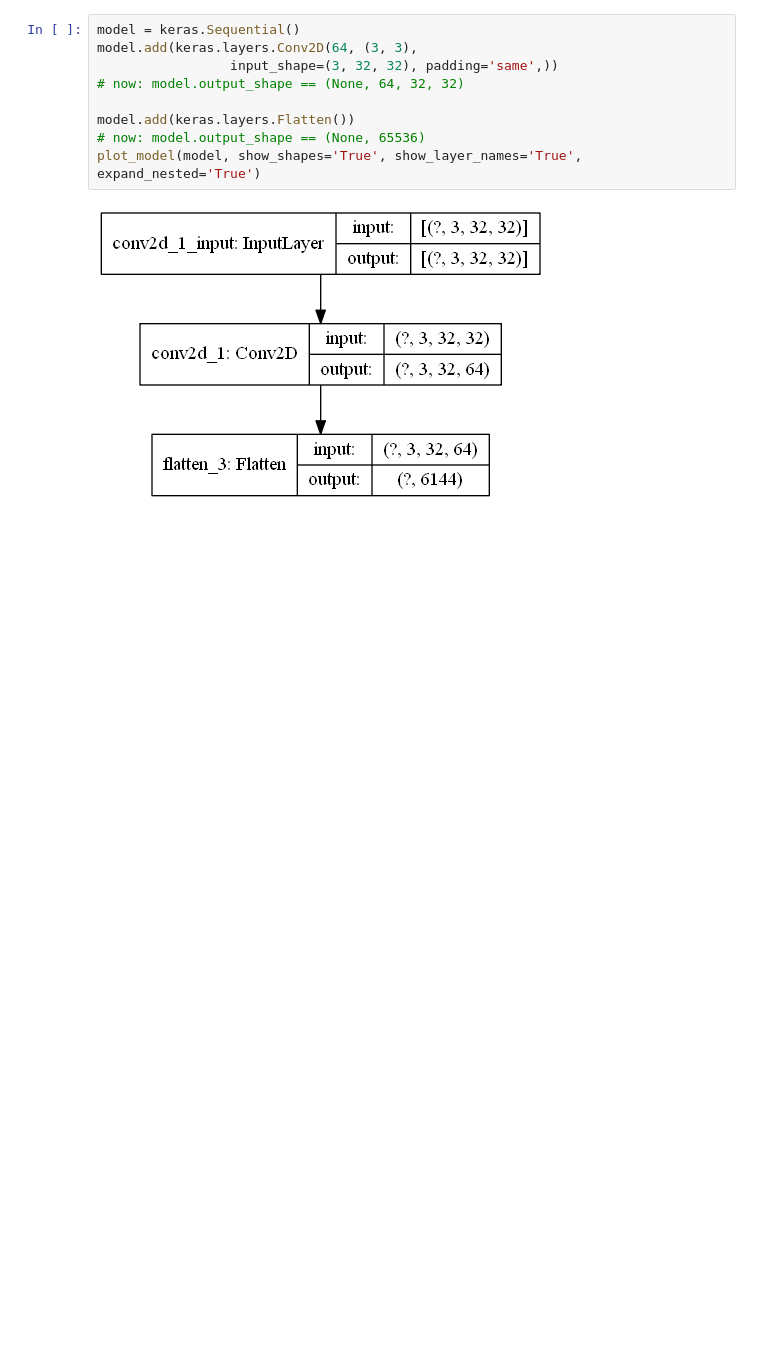
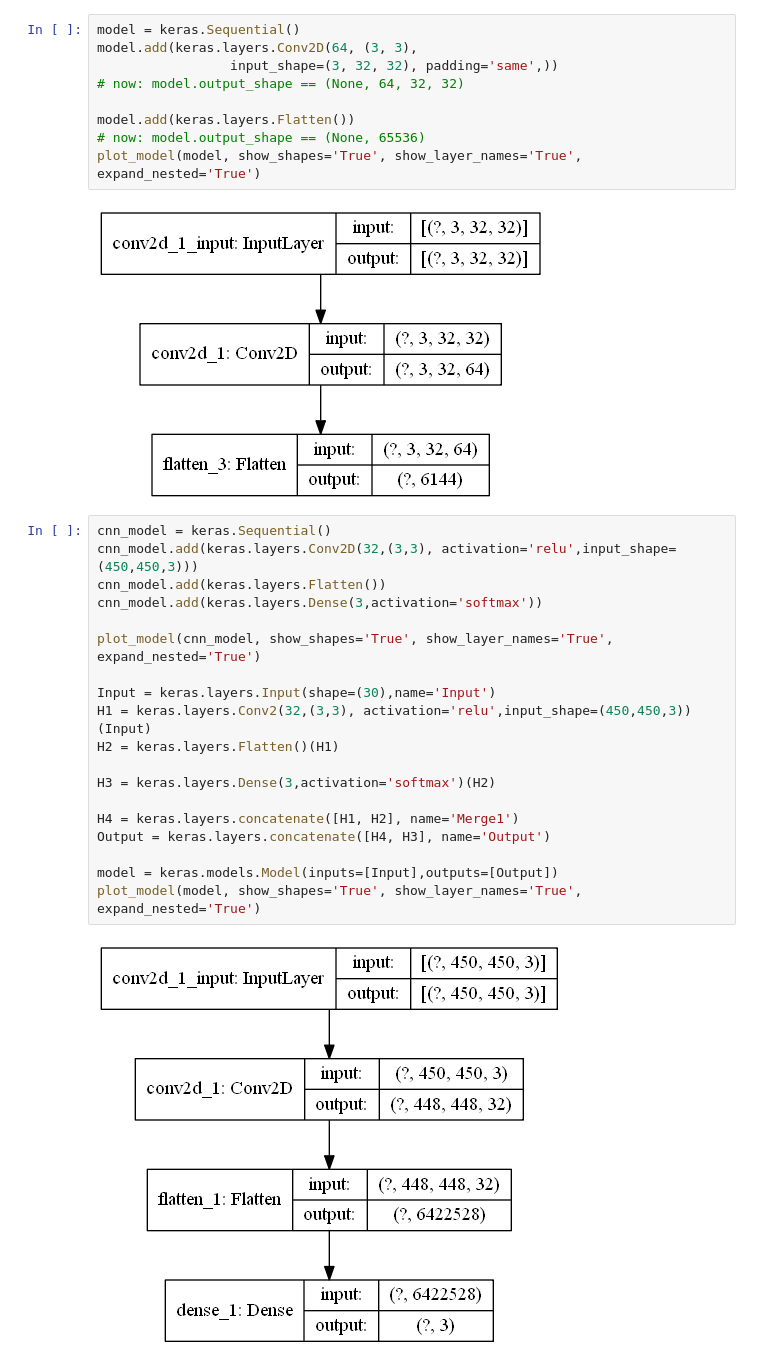
Before and after one commit to raroepke/Jevarah-Vision, a Jupyter notebook: TensorflowExamples/KerasLayersNotes.ipynb, the cells around one changed output. Saved outputs shown, nothing was run; the diff lists cells and outputs as text; blank space fills up the shorter version.

```diff
--- a/TensorflowExamples/KerasLayersNotes.ipynb
+++ b/TensorflowExamples/KerasLayersNotes.ipynb
@@ -72,3 +72,24 @@ model.add(keras.layers.Flatten())
 plot_model(model, show_shapes='True', show_layer_names='True', expand_nested='True')
 # %% [output]
 [figure]
+# %%
+cnn_model = keras.Sequential()
+cnn_model.add(keras.layers.Conv2D(32,(3,3), activation='relu',input_shape=(450,450,3)))
+cnn_model.add(keras.layers.Flatten())
+cnn_model.add(keras.layers.Dense(3,activation='softmax'))
+
+plot_model(cnn_model, show_shapes='True', show_layer_names='True', expand_nested='True')
+
+Input = keras.layers.Input(shape=(30),name='Input')
+H1 = keras.layers.Conv2(32,(3,3), activation='relu',input_shape=(450,450,3))(Input)
+H2 = keras.layers.Flatten()(H1)
+
+H3 = keras.layers.Dense(3,activation='softmax')(H2)
+
+H4 = keras.layers.concatenate([H1, H2], name='Merge1')
+Output = keras.layers.concatenate([H4, H3], name='Output')
+
+model = keras.models.Model(inputs=[Input],outputs=[Output])
+plot_model(model, show_shapes='True', show_layer_names='True', expand_nested='True')
+# %% [output]
+[figure, added]
```
Also changed, not shown: parts of 1 cell of this notebook, 2 other files.
